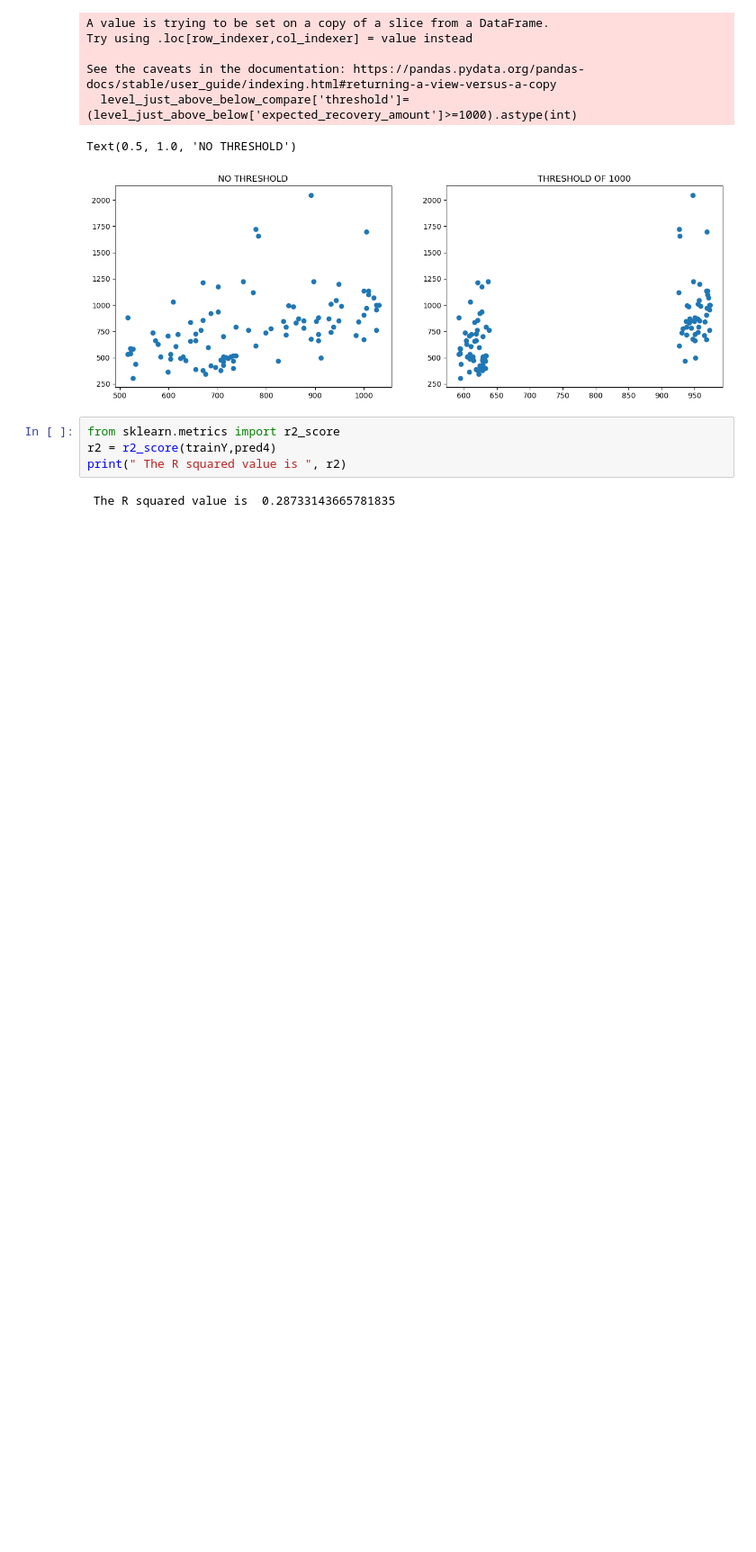
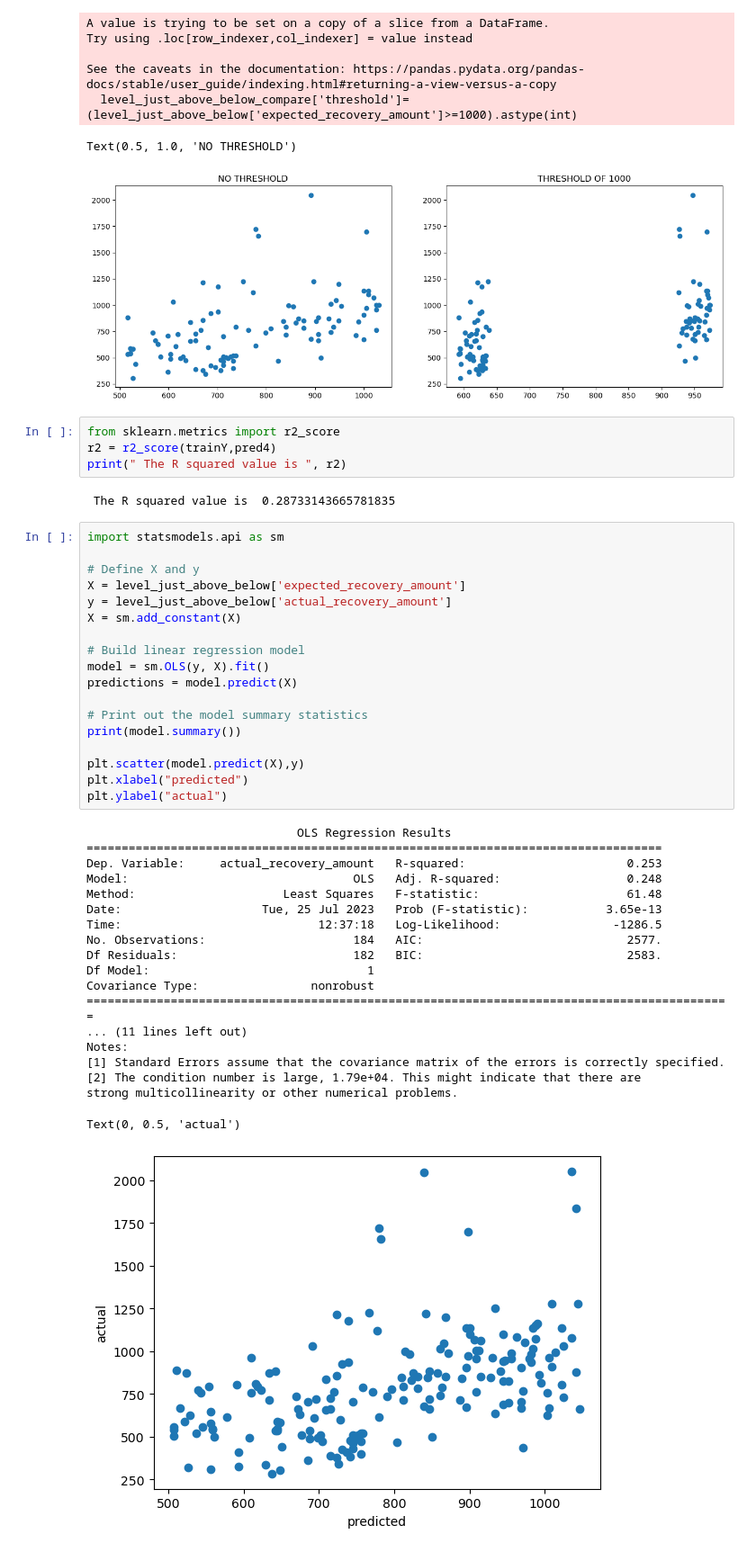
Before and after one commit to Technocolabs100/Analysis-of-Bank-Debit-Collections, a Jupyter notebook: BANK-PROJECT.ipynb, the cells around one changed output. Shown at 90% size. Cells and saved outputs as stored; diff of their text form; blank space fills up the shorter version.

```diff
--- a/BANK-PROJECT.ipynb
+++ b/BANK-PROJECT.ipynb
@@ -248,3 +249,41 @@ r2 = r2_score(trainY,pred4)
 print(" The R squared value is ", r2)
 # %% [output]
  The R squared value is  0.28733143665781835
+# %%
+import statsmodels.api as sm
+
+# Define X and y
+X = level_just_above_below['expected_recovery_amount']
+y = level_just_above_below['actual_recovery_amount']
+X = sm.add_constant(X)
+
+# Build linear regression model
+model = sm.OLS(y, X).fit()
+predictions = model.predict(X)
+
+# Print out the model summary statistics
+print(model.summary())
+
+plt.scatter(model.predict(X),y)
+plt.xlabel("predicted")
+plt.ylabel("actual")
+# %% [output]
+                              OLS Regression Results
+==================================================================================
+Dep. Variable:     actual_recovery_amount   R-squared:                       0.253
+Model:                                OLS   Adj. R-squared:                  0.248
+Method:                     Least Squares   F-statistic:                     61.48
+Date:                    Tue, 25 Jul 2023   Prob (F-statistic):           3.65e-13
+Time:                            12:37:18   Log-Likelihood:                -1286.5
+No. Observations:                     184   AIC:                             2577.
+Df Residuals:                         182   BIC:                             2583.
+Df Model:                               1
+Covariance Type:                nonrobust
+============================================================================================
+... (11 lines left out)
+Notes:
+[1] Standard Errors assume that the covariance matrix of the errors is correctly specified.
+[2] The condition number is large, 1.79e+04. This might indicate that there are
+strong multicollinearity or other numerical problems.
+Text(0, 0.5, 'actual')
+[figure, added]
```
Also changed, not shown: parts of 5 cells of this notebook.
